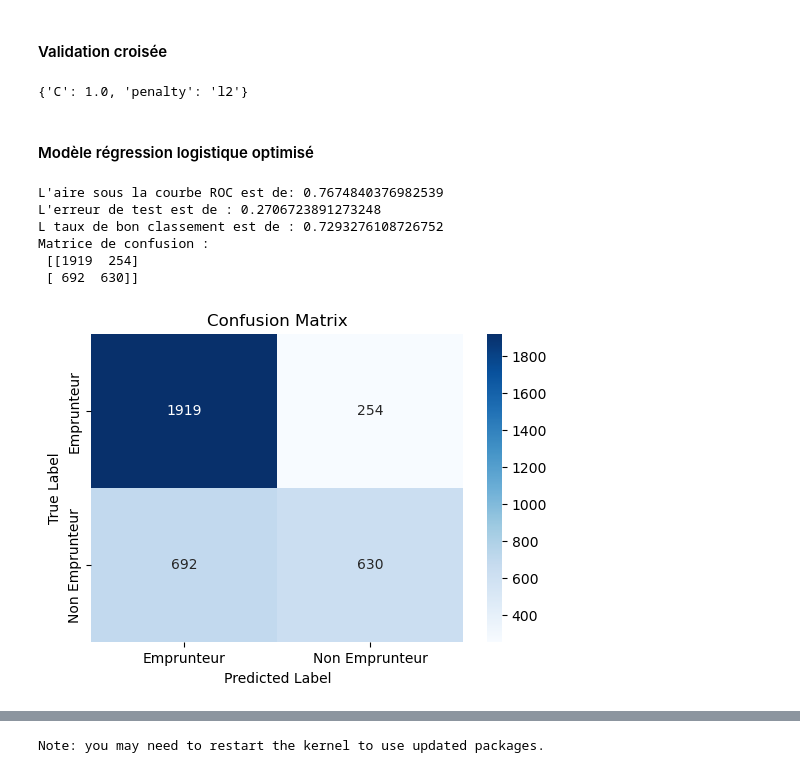
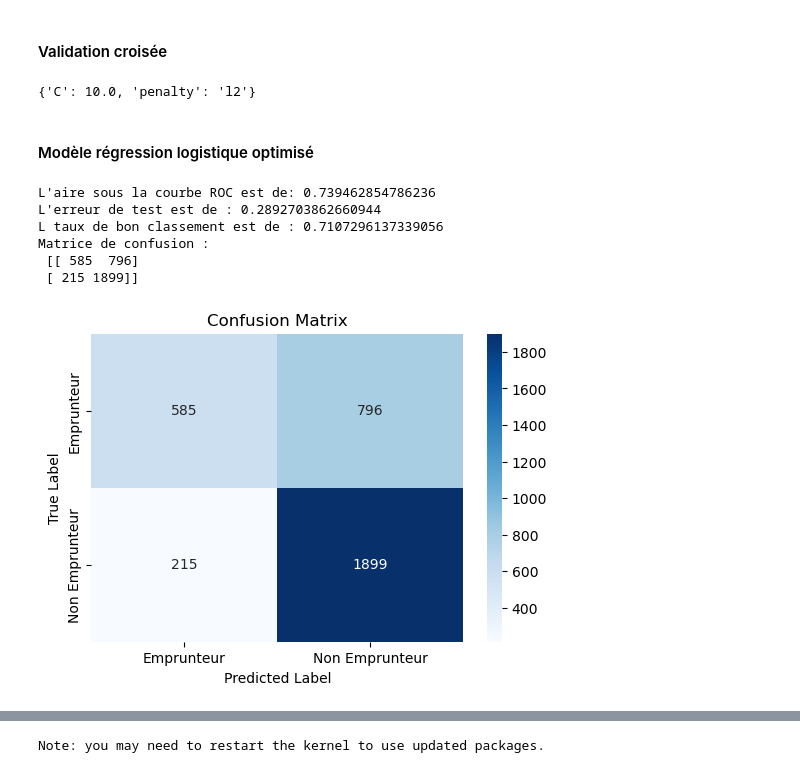
Before and after one commit to bentouhamiloubna/projet_mlops, a Jupyter notebook: notebooks/Modélisation - Reg logistique.ipynb, the cells around one changed output, grey strips where cells are left out. Cells and saved outputs as stored; diff of their text form; code cells hidden in the pictures.

```diff
--- a/notebooks/Modélisation - Reg logistique.ipynb
+++ b/notebooks/Modélisation - Reg logistique.ipynb
@@ -279,8 +301,8 @@ lr = LogisticRegression(solver = 'liblinear')
 params = {'C': np.logspace(-1, 1, 3), 'penalty': ['l1', 'l2']}
 
 # Séparer les données d'entraînement en features (XTrainD) et variable cible (YTrainD)
-XTrainD = dummiesTrain.drop("activite_emprunteur_Non emprunteur", axis=1)
-YTrainD = dummiesTrain["activite_emprunteur_Non emprunteur"].values
+XTrainD = dummiesTrain.drop("activite_emprunteur_Emprunteur", axis=1)
+YTrainD = dummiesTrain["activite_emprunteur_Emprunteur"].values
 # Initialiser la grille de recherche avec le modèle et les paramètres définis
 lr_gs = GridSearchCV(lr, params, cv=10)
 
@@ -289,11 +311,11 @@ lr_gs.fit(XTrainD,YTrainD)
 
 print(lr_gs.best_params_)
 # %% [output]
-{'C': 1.0, 'penalty': 'l2'}
+{'C': 10.0, 'penalty': 'l2'}
 # %% [markdown]
 #### Modèle régression logistique optimisé
 # %%
-lr2 = LogisticRegression(solver = 'liblinear',penalty = 'l2',C = 1.0)
+lr2 = LogisticRegression(solver = 'liblinear',penalty = 'l2',C = 10.0)
 
 modele = lr2.fit(XTrainD,YTrainD)
 
@@ -316,35 +338,35 @@ print("L taux de bon classement est de :", 1-TestError)
 Table = sklearn.metrics.confusion_matrix(YTestD,y_pred)
 print("Matrice de confusion :\n",Table)
 # %% [output]
-L'aire sous la courbe ROC est de: 0.7674840376982539
-L'erreur de test est de : 0.2706723891273248
-L taux de bon classement est de : 0.7293276108726752
+L'aire sous la courbe ROC est de: 0.739462854786236
+L'erreur de test est de : 0.2892703862660944
+L taux de bon classement est de : 0.7107296137339056
 Matrice de confusion :
- [[1919  254]
- [ 692  630]]
+ [[ 585  796]
+ [ 215 1899]]
 # %%
 # Matricede confusion modèle logistique optimisé
 from sklearn.metrics import confusion_matrix
 import seaborn as sns
 import matplotlib.pyplot as plt
 
 # Matrice de confusion
-conf_matrix = np.array([[1919, 254],
-                        [692, 630]])
+conf_matrix = np.array([[585, 796],
+                        [215, 1899]])
 
 plt.figure(figsize=(6, 4))
 sns.heatmap(conf_matrix,
             annot=True,
             fmt="d",
             cmap="Blues",
             xticklabels=['Emprunteur', 'Non Emprunteur'],
             yticklabels=['Emprunteur', 'Non Emprunteur'])
 plt.xlabel('Predicted Label')
 plt.ylabel('True Label')
 plt.title('Confusion Matrix')
 plt.show()
 # %% [output]
-[figure, old version]
+[figure, new version]
 # %%
 from sklearn import metrics
 cm = metrics.confusion_matrix(YTestD,y_pred)
```
Also changed, not shown: parts of 19 cells of this notebook.
